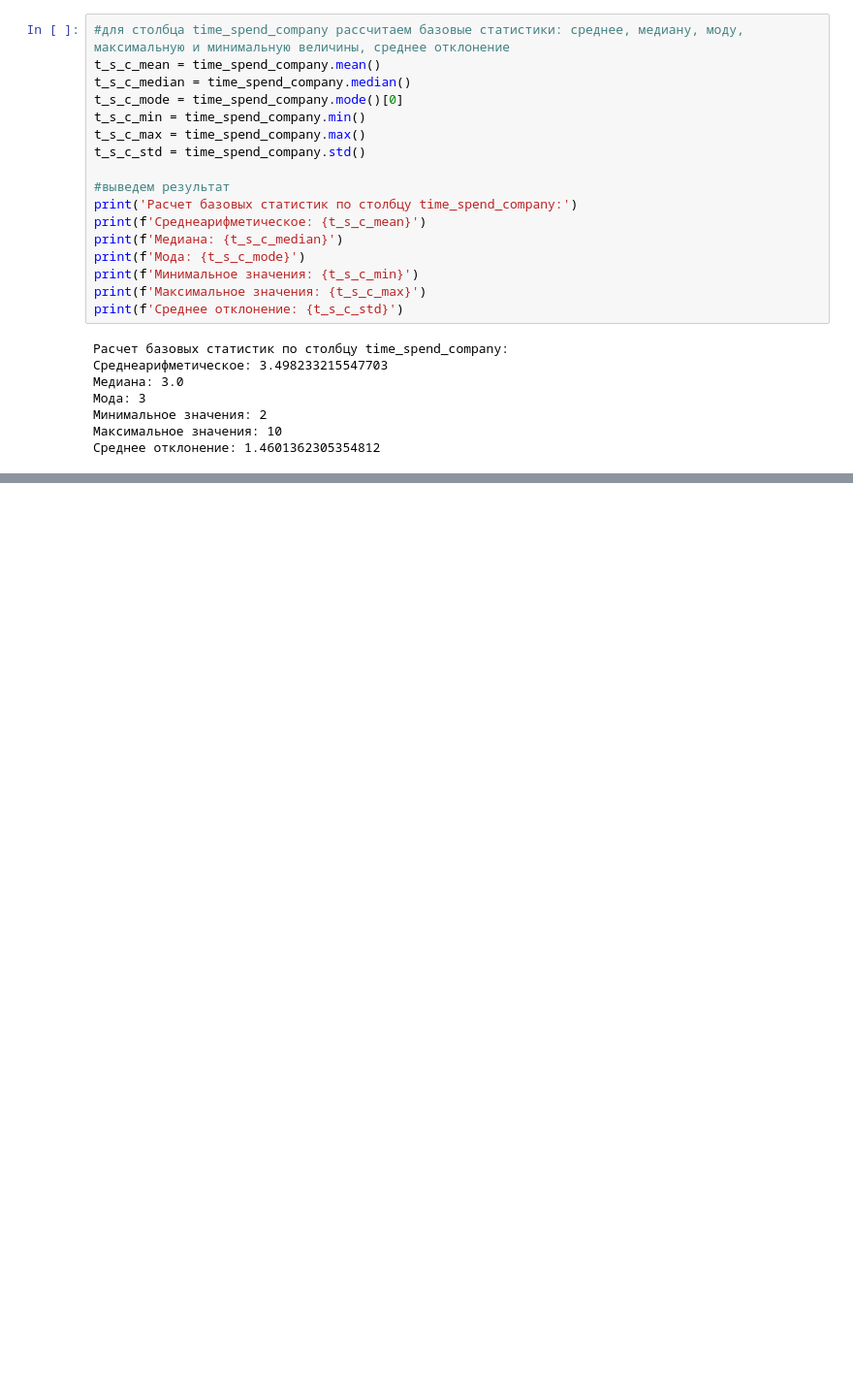
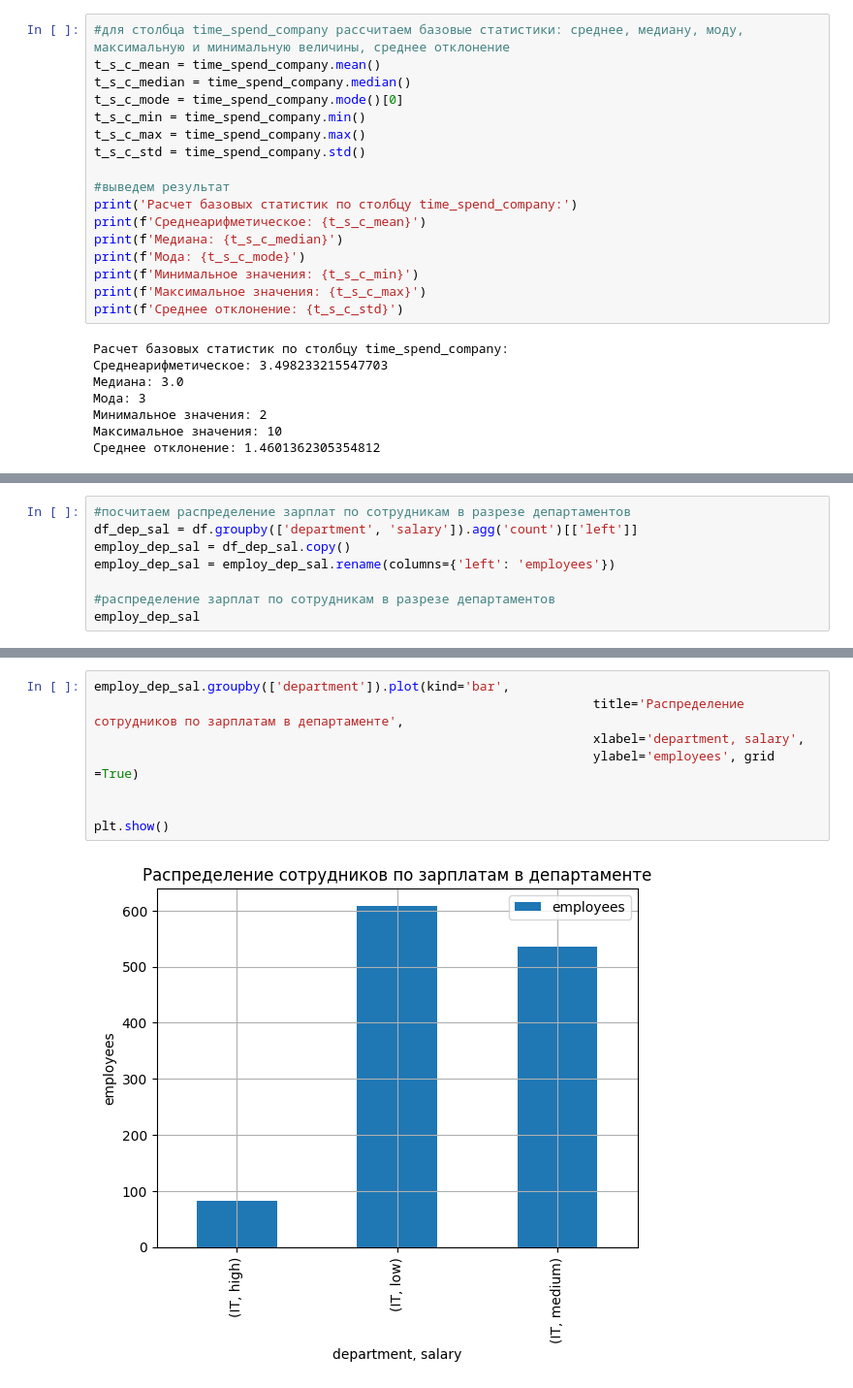
Before and after one commit to british2002/data_science, a Jupyter notebook: Итоговый_проект_Python_для_анализа_данных.ipynb, the cells around one changed output, grey strips where cells are left out. Shown at 97% size. Saved outputs shown, nothing was run; the diff lists cells and outputs as text; blank space fills up the shorter version.

```diff
--- a/Итоговый_проект_Python_для_анализа_данных.ipynb
+++ b/Итоговый_проект_Python_для_анализа_данных.ipynb
@@ -285,0 +303,8 @@ df.loc[df['left'] == 0]
+# %%
+#посчитаем распределение зарплат по сотрудникам в разрезе департаментов
+df_dep_sal = df.groupby(['department', 'salary']).agg('count')[['left']]
+employ_dep_sal = df_dep_sal.copy()
+employ_dep_sal = employ_dep_sal.rename(columns={'left': 'employees'})
+
+#распределение зарплат по сотрудникам в разрезе департаментов
+employ_dep_sal
@@ -285,0 +330,10 @@ df.loc[df['left'] == 0]
+# %%
+employ_dep_sal.groupby(['department']).plot(kind='bar',
+                                                                  title='Распределение сотрудников по зарплатам в департаменте',
+                                                                  xlabel='department, salary',
+                                                                  ylabel='employees', grid =True)
+
+
+plt.show()
+# %% [output]
+[figure, added]
```
Also changed, not shown: parts of 27 cells of this notebook.
